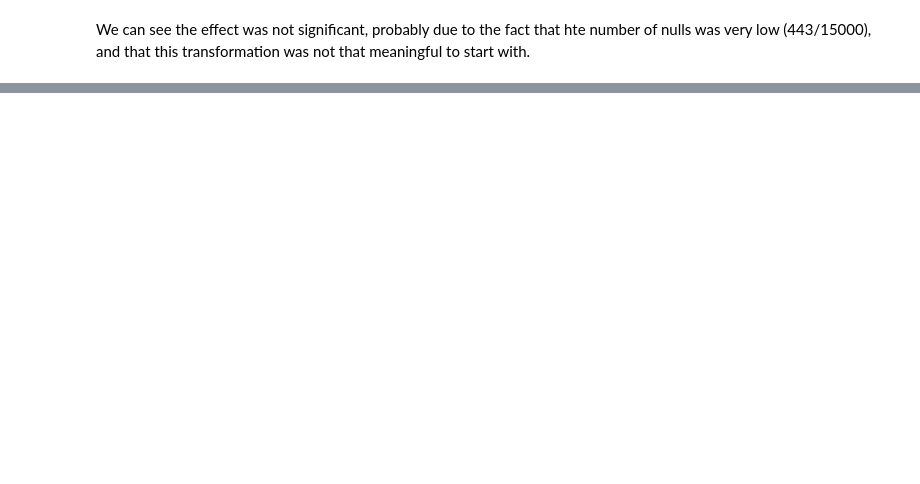
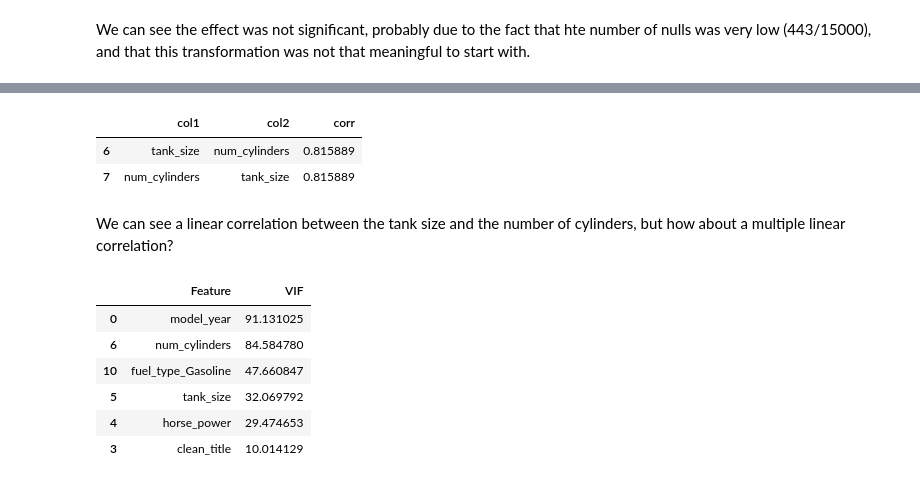
Before and after one commit to YaelDahariBIU/Tabular-Data, a Jupyter notebook: Part_2/part_2.ipynb, the cells around one changed output, grey strips where cells are left out. Cells and saved outputs as stored; diff of their text form; code cells hidden in the pictures; blank space fills up the shorter version.

Commit message:
started work on multiple collinearity

```diff
--- a/Part_2/part_2.ipynb
+++ b/Part_2/part_2.ipynb
@@ -445,0 +482,42 @@ We can see the effect was not significant, probably due to the fact that hte num
+# %%
+high_corr = df_train_corr[df_train_corr>0.8]
+high_corr.stack().sort_values(ascending=False)
+hc = high_corr.stack().reset_index()
+hc.columns=["col1","col2","corr"]
+hc[hc.col1!=hc.col2]
+# %% [output]
+|  | col1 | col2 | corr |
+| 6 | tank_size | num_cylinders | 0.815889 |
+| 7 | num_cylinders | tank_size | 0.815889 |
+# %% [markdown]
+We can see a linear correlation between the tank size and the number of cylinders, but how about a multiple linear correlation?
+# %%
+# Calculating Variance Inflation Factors (VIF) to check for multicollinearity
+
+import numpy as np
+from statsmodels.stats.outliers_influence import variance_inflation_factor
+
+def calculate_vif(df, features):
+    # Convert boolean columns to integers
+    df_copy = df.astype({col: 'int64' for col in df.select_dtypes(include='bool').columns})
+
+    vif = pd.DataFrame()
+    vif["Feature"] = features
+    vif["VIF"] = [variance_inflation_factor(df_copy.values, i) for i in range(len(features))]
+    return vif
+
+# Define features excluding the target variable 'price'
+features = df_train.columns.drop('price')
+
+# Calculate VIF
+vif = calculate_vif(df_train, features)
+vif = vif.sort_values(by='VIF', ascending=False)
+vif[vif['VIF'] > 10]
+# %% [output]
+|  | Feature | VIF |
+| 0 | model_year | 91.131025 |
+| 6 | num_cylinders | 84.584780 |
+| 10 | fuel_type_Gasoline | 47.660847 |
+| 5 | tank_size | 32.069792 |
+| 4 | horse_power | 29.474653 |
+| 3 | clean_title | 10.014129 |
```
Also changed, not shown: parts of 15 cells of this notebook.
